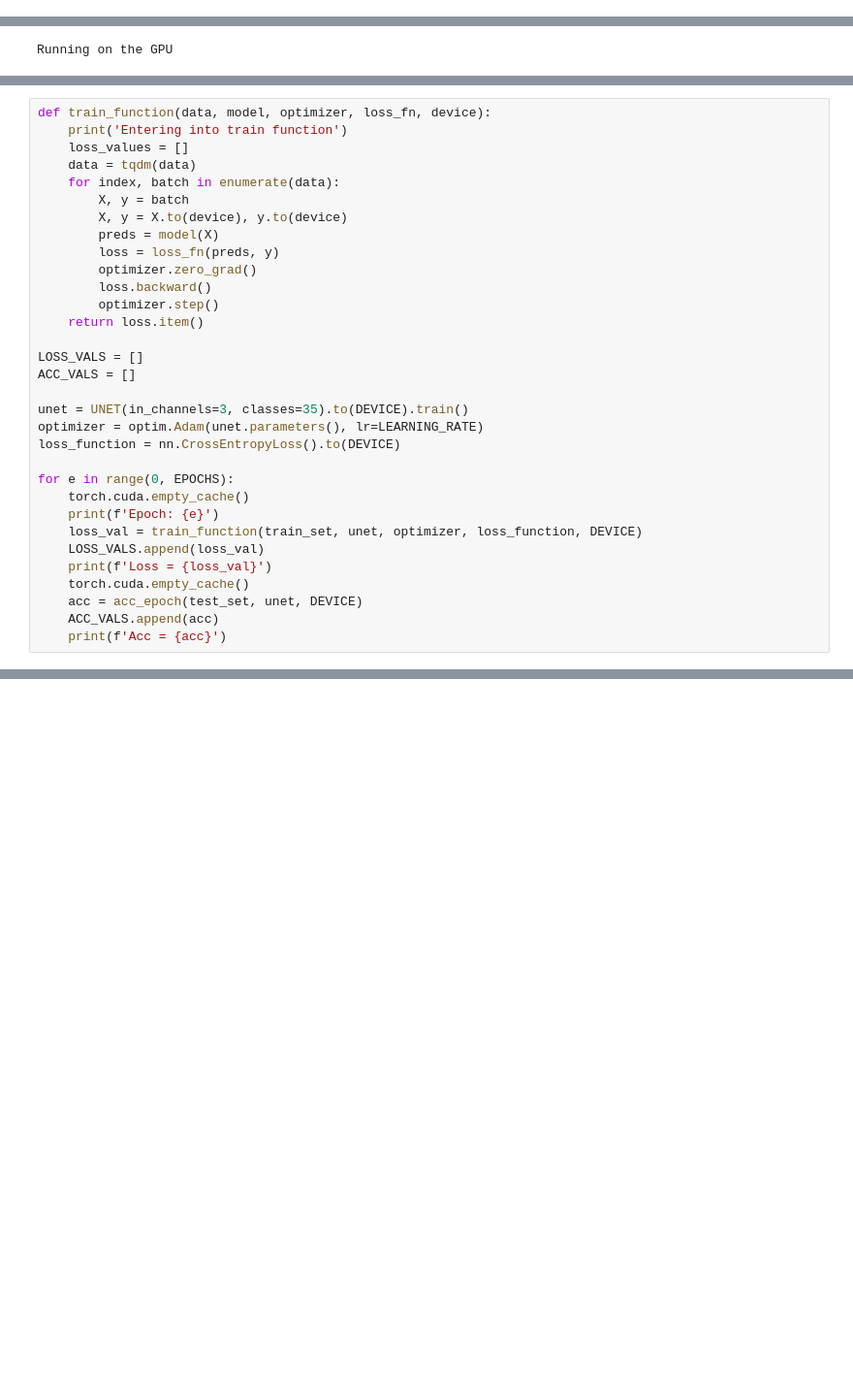
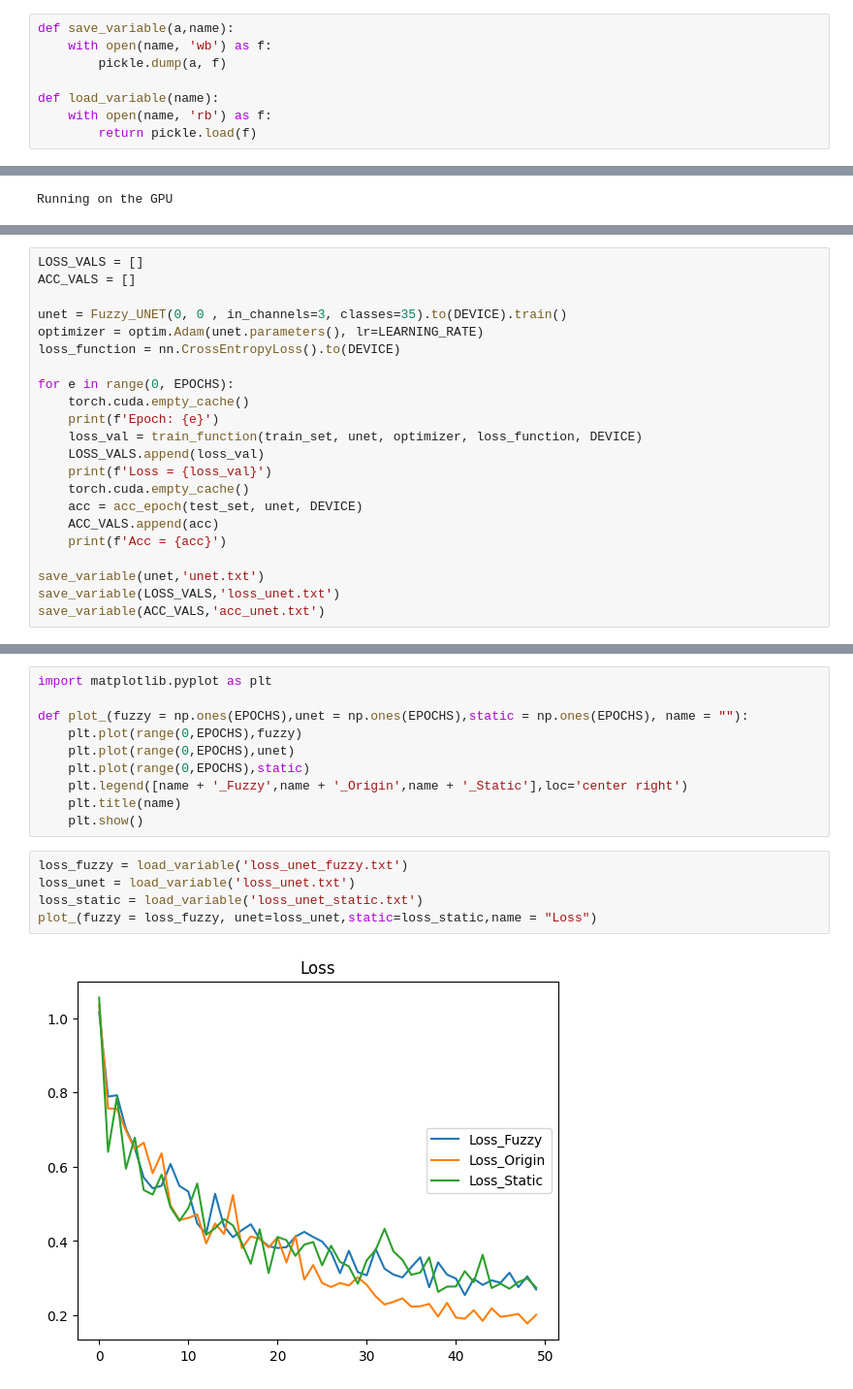
Before and after one commit to hexu2333/Unet-with-Fuzzy-Layer, a Jupyter notebook: FNN.ipynb, the cells around one changed output, grey strips where cells are left out. Shown at 97% size. Saved outputs shown, nothing was run; the diff lists cells and outputs as text; blank space fills up the shorter version.

Commit message:
Upload All Models

```diff
--- a/FNN.ipynb
+++ b/FNN.ipynb
@@ -15,3 +16,11 @@ import torch.nn.functional as F
+# %%
+def save_variable(a,name):
+    with open(name, 'wb') as f:
+        pickle.dump(a, f)
+
+def load_variable(name):
+    with open(name, 'rb') as f:
+        return pickle.load(f)
 # %%
 class CityscapesDataset(Dataset):
     def __init__(self, split, root_dir, mode='fine', transform=None, eval=False):
@@ -189,22 +311,8 @@ print(acc_epoch(test_set,unet,DEVICE))
 # %%
-def train_function(data, model, optimizer, loss_fn, device):
-    print('Entering into train function')
-    loss_values = []
-    data = tqdm(data)
-    for index, batch in enumerate(data):
-        X, y = batch
-        X, y = X.to(device), y.to(device)
-        preds = model(X)
-        loss = loss_fn(preds, y)
-        optimizer.zero_grad()
-        loss.backward()
-        optimizer.step()
-    return loss.item()
-
 LOSS_VALS = []
 ACC_VALS = []
 
-unet = UNET(in_channels=3, classes=35).to(DEVICE).train()
+unet = Fuzzy_UNET(0, 0 , in_channels=3, classes=35).to(DEVICE).train()
 optimizer = optim.Adam(unet.parameters(), lr=LEARNING_RATE)
 loss_function = nn.CrossEntropyLoss().to(DEVICE)
 
@@ -218,6 +326,10 @@ for e in range(0, EPOCHS):
     acc = acc_epoch(test_set, unet, DEVICE)
     ACC_VALS.append(acc)
     print(f'Acc = {acc}')
+
+save_variable(unet,'unet.txt')
+save_variable(LOSS_VALS,'loss_unet.txt')
+save_variable(ACC_VALS,'acc_unet.txt')
 # %% [output]
 Epoch: 0
 Entering into train function
@@ -291,0 +409,17 @@ def acc_epoch(data, model,device):
+# %%
+import matplotlib.pyplot as plt
+
+def plot_(fuzzy = np.ones(EPOCHS),unet = np.ones(EPOCHS),static = np.ones(EPOCHS), name = ""):
+    plt.plot(range(0,EPOCHS),fuzzy)
+    plt.plot(range(0,EPOCHS),unet)
+    plt.plot(range(0,EPOCHS),static)
+    plt.legend([name + '_Fuzzy',name + '_Origin',name + '_Static'],loc='center right')
+    plt.title(name)
+    plt.show()
+# %%
+loss_fuzzy = load_variable('loss_unet_fuzzy.txt')
+loss_unet = load_variable('loss_unet.txt')
+loss_static = load_variable('loss_unet_static.txt')
+plot_(fuzzy = loss_fuzzy, unet=loss_unet,static=loss_static,name = "Loss")
+# %% [output]
+[figure, added]
```
Also changed, not shown: parts of 13 cells of this notebook.
